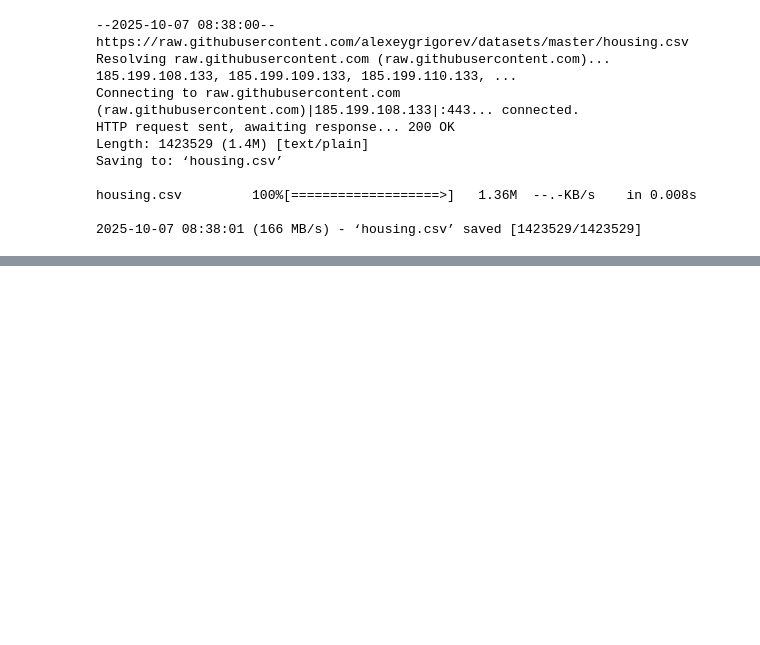
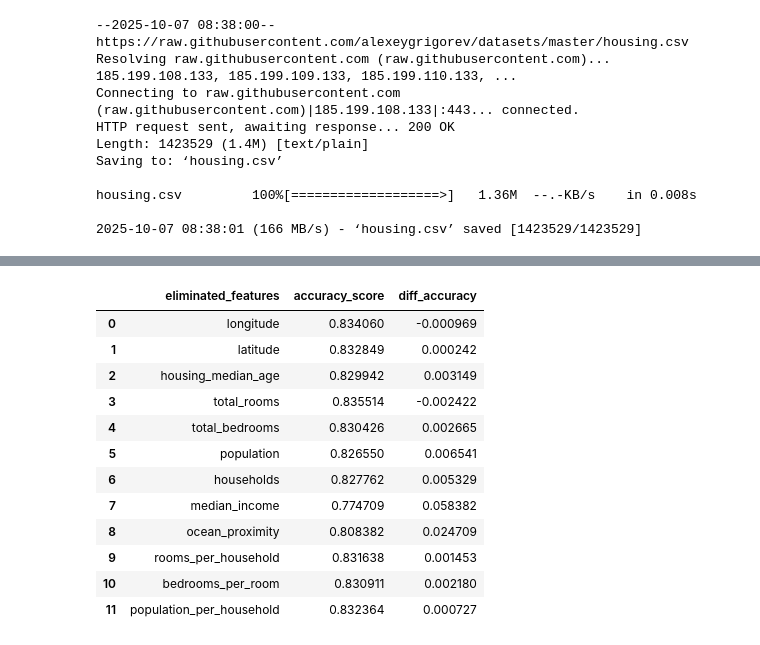
Before and after one commit to Kolinhtetwin/machine_learning_bootcamp, a Jupyter notebook: 03-classification/2024/Untitled.ipynb, the cells around one changed output, grey strips where cells are left out. Saved outputs shown, nothing was run; the diff lists cells and outputs as text; code cells hidden in the pictures; blank space fills up the shorter version.

```diff
--- a/03-classification/2024/Untitled.ipynb
+++ b/03-classification/2024/Untitled.ipynb
@@ -34,0 +278,3 @@ from sklearn.model_selection import train_test_split
+# %%
+val_dict = df_val.to_dict(orient = 'records')
+X_val = dv.transform(val_dict)
@@ -34,0 +297,4 @@ from sklearn.model_selection import train_test_split
+# %%
+y_pred = model.predict(X_val)
+score = accuracy_score(y_val, y_pred)
+round(score,2)
@@ -34,0 +317,3 @@ from sklearn.model_selection import train_test_split
+# %%
+features = df_train.columns.to_list()
+features
@@ -34,0 +333,36 @@ from sklearn.model_selection import train_test_split
+# %%
+original_score = score
+scores = pd.DataFrame(columns=['eliminated_features', 'accuracy_score', 'diff_accuracy'])
+for feature in features:
+    subset = features.copy()
+    subset.remove(feature)
+
+    dv = DictVectorizer(sparse = False)
+    train_dict = df_train[subset].to_dict(orient = 'records')
+    X_train = dv.fit_transform(train_dict)
+
+    model = LogisticRegression(solver="liblinear", C=1.0, max_iter=1000, random_state=42)
+    model.fit(X_train, y_train)
+
+    val_dict = df_val.to_dict(orient = 'records')
+    X_val = dv.transform(val_dict)
+
+    y_pred = model.predict(X_val)
+    acc_score = accuracy_score(y_val, y_pred)
+    scores.loc[len(scores)] = [feature, acc_score, original_score - acc_score]
+# %%
+scores
+# %% [output]
+|  | eliminated_features | accuracy_score | diff_accuracy |
+| 0 | longitude | 0.834060 | -0.000969 |
+| 1 | latitude | 0.832849 | 0.000242 |
+| 2 | housing_median_age | 0.829942 | 0.003149 |
+| 3 | total_rooms | 0.835514 | -0.002422 |
+| 4 | total_bedrooms | 0.830426 | 0.002665 |
+| 5 | population | 0.826550 | 0.006541 |
+| 6 | households | 0.827762 | 0.005329 |
+| 7 | median_income | 0.774709 | 0.058382 |
+| 8 | ocean_proximity | 0.808382 | 0.024709 |
+| 9 | rooms_per_household | 0.831638 | 0.001453 |
+| 10 | bedrooms_per_room | 0.830911 | 0.002180 |
+| 11 | population_per_household | 0.832364 | 0.000727 |
```
Also changed, not shown: parts of 44 cells of this notebook, 1 other file.
